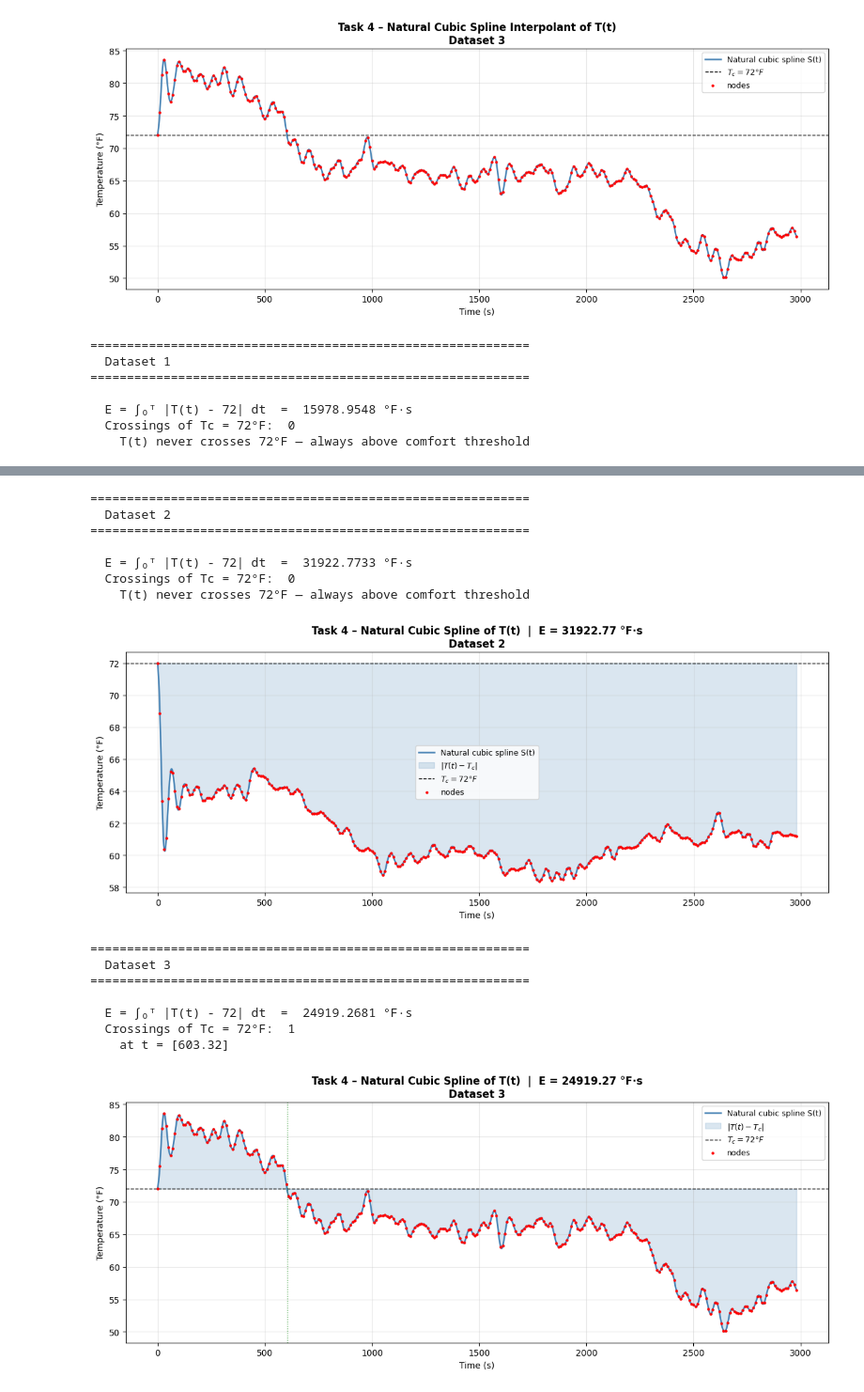
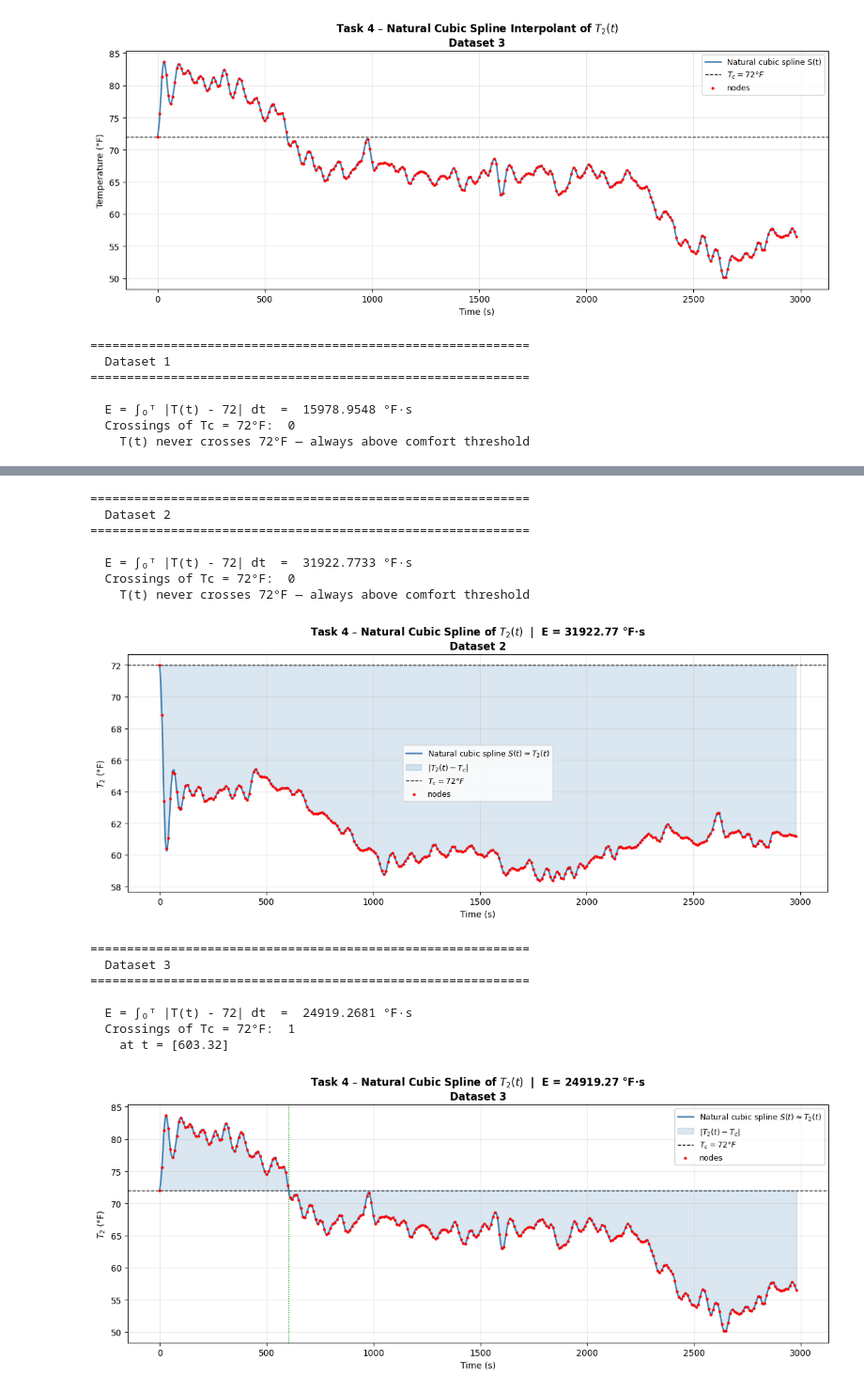
Before and after one commit to essey1/modelling-thermal-comfort, a Jupyter notebook: spline(T).ipynb, the cells around one changed output, grey strips where cells are left out. Shown at 94% size. Drawn from its saved outputs; the diff is of its cells as text; code cells hidden in the pictures.

Commit message:
Spline integration for task 4

```diff
--- a/spline(T).ipynb
+++ b/spline(T).ipynb
@@ -1,5 +1,5 @@
 # %%
-#CUBIC SPLINE INTERPOLANT T (TASK 4, part c)
+#CUBIC SPLINE INTERPOLANT T (TASK 4, part)
 
 import numpy as np
 import matplotlib.pyplot as plt
@@ -71,8 +71,8 @@ for theta_data, name in zip(datasets, dataset_names):
     ax.axhline(Tc, color='k', linestyle='--', lw=1, label=r'$T_c = 72°F$')
     ax.scatter(t_nodes, T_nodes, color='red', s=5, zorder=5, label='nodes')
 
-    ax.set_title(f'Task 4 – Natural Cubic Spline Interpolant of T(t)\n{name}',
-                 fontsize=12, fontweight='bold')
+    ax.set_title(f'Task 4 – Natural Cubic Spline Interpolant of $T_2(t)$\n{name}',
+             fontsize=12, fontweight='bold', fontstyle='normal')
     ax.set_xlabel('Time (s)')
     ax.set_ylabel('Temperature (°F)')
     ax.legend(fontsize=9)
@@ -106,6 +106,8 @@ for theta_data, name in zip(datasets, dataset_names):
   Max T:           83.6336 °F
 [figure]
 # %%
+#INTEGRATION OF CUBIC POLYNOMIAL
+
 #INTEGRATION OF CUBIC POLYNOMIAL
 
 import numpy as np
@@ -204,17 +206,17 @@ for theta_data, name in zip(datasets, dataset_names):
     # ── Plot ──────────────────────────────────────────────────────────────────
     fig, ax = plt.subplots(figsize=(12, 5))
 
-    ax.plot(t_fine, P, color='steelblue', lw=1.8, label='Natural cubic spline S(t)')
-    ax.fill_between(t_fine, Tc, P, alpha=0.2, color='steelblue', label=r'$|T(t) - T_c|$')
+    ax.plot(t_fine, P, color='steelblue', lw=1.8, label=r'Natural cubic spline $S(t) \approx T_2(t)$')
+    ax.fill_between(t_fine, Tc, P, alpha=0.2, color='steelblue', label=r'$|T_2(t) - T_c|$')
     ax.axhline(Tc, color='k', linestyle='--', lw=1, label=r'$T_c = 72°F$')
     ax.scatter(t_nodes, T_nodes, color='red', s=5, zorder=5, label='nodes')
     for r in roots:
         ax.axvline(r, color='green', linestyle=':', lw=1, alpha=0.8)
 
-    ax.set_title(f'Task 4 – Natural Cubic Spline of T(t)  |  E = {E:.2f} °F·s\n{name}',
-                 fontsize=12, fontweight='bold')
+    ax.set_title(f'Task 4 – Natural Cubic Spline of $T_2(t)$  |  E = {E:.2f} °F·s\n{name}',
+                fontsize=12, fontweight='bold')
     ax.set_xlabel('Time (s)')
-    ax.set_ylabel('Temperature (°F)')
+    ax.set_ylabel('$T_2$ (°F)')
     ax.legend(fontsize=9)
     ax.grid(True, alpha=0.3)
 
@@ -232,16 +234,16 @@ for theta_data, name in zip(datasets, dataset_names):
 ============================================================
   Dataset 2
 ============================================================
 
   E = ∫₀ᵀ |T(t) - 72| dt  =  31922.7733 °F·s
   Crossings of Tc = 72°F:  0
     T(t) never crosses 72°F — always above comfort threshold
-[figure, old version]
+[figure, new version]
 ============================================================
   Dataset 3
 ============================================================
 
   E = ∫₀ᵀ |T(t) - 72| dt  =  24919.2681 °F·s
   Crossings of Tc = 72°F:  1
     at t = [603.32]
-[figure, old version]
+[figure, new version]
```
Also changed, not shown: parts of 1 cell of this notebook.
